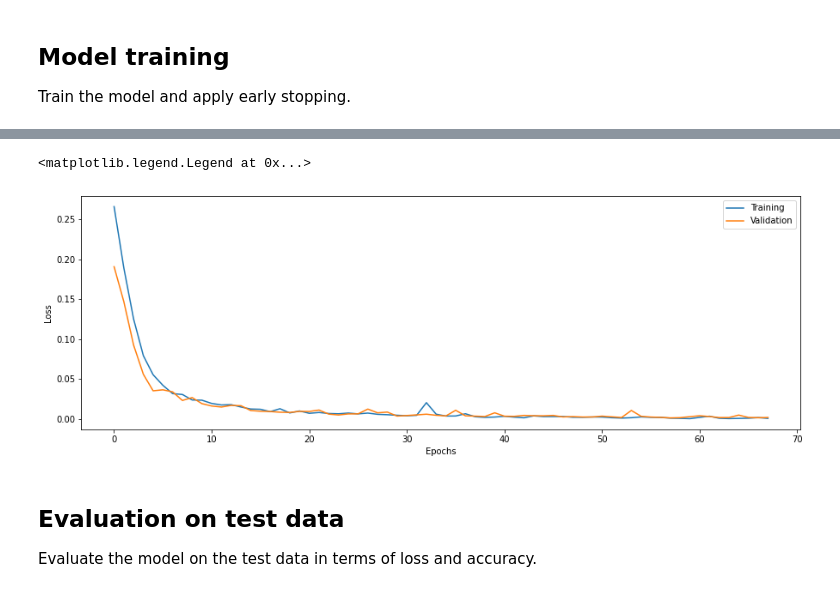
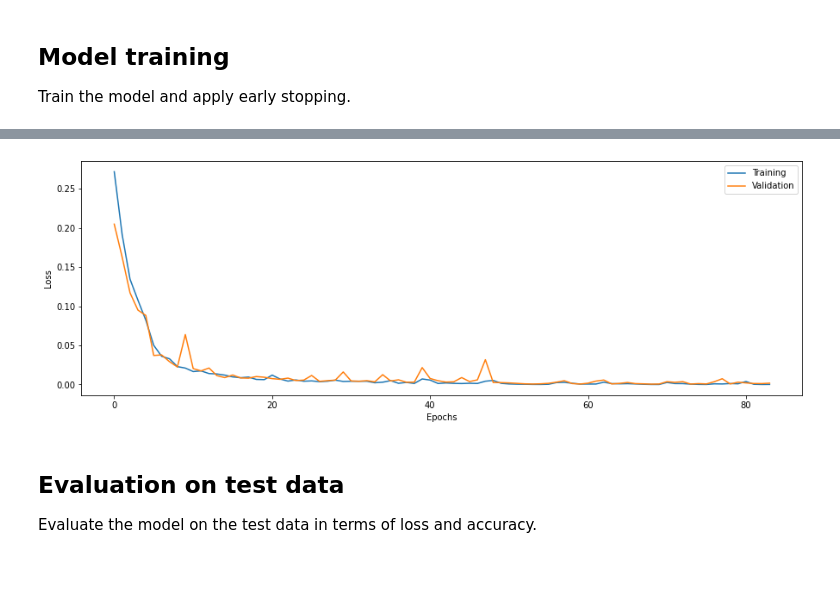
Before and after one commit to Egoago/AIT-Assignment-II, a Jupyter notebook: AIT_Deep_learning_Assigment_2.ipynb, the cells around one changed output, grey strips where cells are left out. Drawn from its saved outputs; the diff is of its cells as text; code cells hidden in the pictures.

```diff
--- a/AIT_Deep_learning_Assigment_2.ipynb
+++ b/AIT_Deep_learning_Assigment_2.ipynb
@@ -114,7 +114,7 @@ for i in range(0, len(william)-sequence_length, step):
 del william #important, because of insufficient CPU RAM
 
 batches = len(sentences)
-p = np.random.permutation(batches)  #shuffle with indexes, this is a more memory efficent way than sklearn
+p = np.random.default_rng(1).permutation(batches)  #shuffle with indexes, this is a more memory efficent way than sklearn
 #need to shuffle before splitting
 X = np.zeros((batches, sequence_length, alphabet_length))
 Y = np.zeros(batches)
@@ -172,7 +172,7 @@ Trainable variables: 94849
 Train the model and apply early stopping.
 # %%
 #takes some time, might need a GPU for this part
-es = EarlyStopping(patience=10, min_delta=1e-4, verbose=2, restore_best_weights=True)
+es = EarlyStopping(patience=15, min_delta=1e-4, verbose=2, restore_best_weights=True)
 network_history = model.fit(X_train, Y_train,
           batch_size=512,
           epochs=100,
@@ -208,5 +208,4 @@ Epoch 00068: early stopping
-<matplotlib.legend.Legend at 0x...>
-[figure, old version]
+[figure, new version]
 # %% [markdown]
 ## Evaluation on test data
 Evaluate the model on the test data in terms of loss and accuracy.
```
Also changed, not shown: parts of 3 cells of this notebook.
